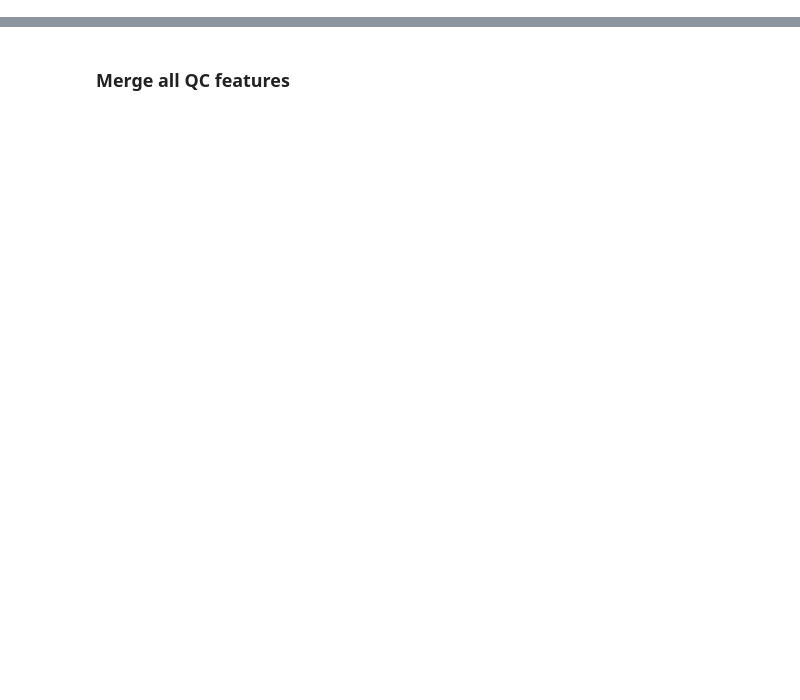
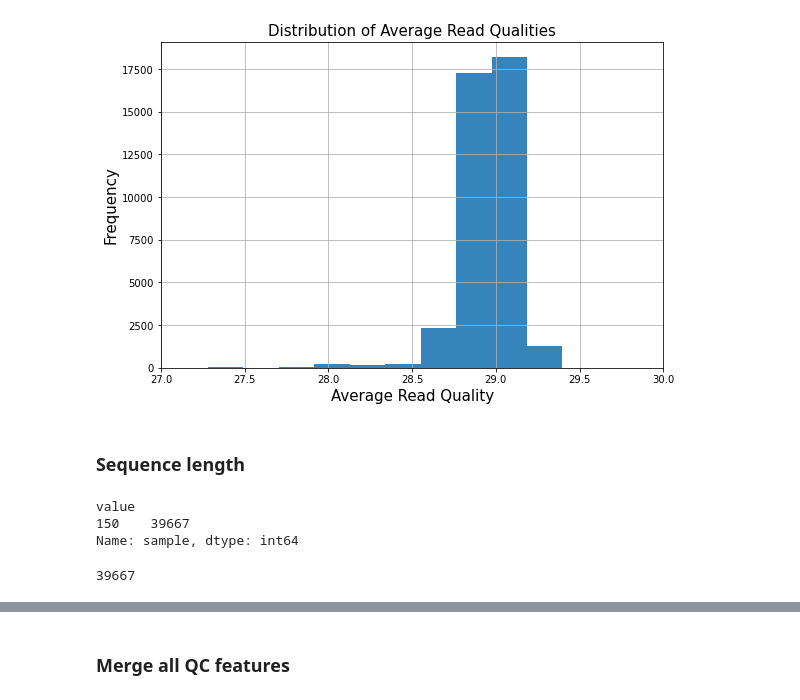
Before and after one commit to va-big-data-genomics/trellis-mvp-analysis, a Jupyter notebook: notebooks/trellis_mvp_phase3_QC.ipynb, the cells around one changed output, grey strips where cells are left out. Cells and saved outputs as stored; diff of their text form; code cells hidden in the pictures; blank space fills up the shorter version.

```diff
--- a/notebooks/trellis_mvp_phase3_QC.ipynb
+++ b/notebooks/trellis_mvp_phase3_QC.ipynb
@@ -549,0 +214,25 @@ bq_contam.loc[bq_contam.contam_rate >= 0.05, 'contam_rate_outlier']=True
+# %%
+# Seq qual dataframe
+seq_qual_df=fastqc_df.loc[fastqc_df['dimension']=='seq_quality',['sample','index','value']]
+seq_qual_df=seq_qual_df.astype({'index': 'int64','value':'float64'})
+seq_qual_df['tot_qual']=np.array(seq_qual_df['index'])*np.array(seq_qual_df['value'])
+seq_qual_df.head()
+
+# Average seq qual dataframe
+avg_df=seq_qual_df.groupby('sample').sum()
+avg_df['avg_seq_qual']=np.array(avg_df['tot_qual'])/np.array(avg_df['value'])
+# %%
+# Average seq qual mean
+avg_mean=avg_df.avg_seq_qual.mean()
+avg_std=avg_df.avg_seq_qual.std()
+print('Mean of Average Seq Quality: {0:0.2f}'.format(avg_mean))
+print('Standard Diviation of Average Seq Quality: {0:0.2f}'.format(avg_std))
+
+# SNPS outlier
+avg_df['avg_seq_qual_outlier'] = avg_df.avg_seq_qual.apply(lambda x: False if x > 28 else True)
+avg_outlier_df=avg_df[avg_df['avg_seq_qual_outlier']==True]
+num_avg_out=avg_outlier_df.avg_seq_qual_outlier.count()
+
+print('\n'+'Number of Average Seq Quality outliers: {0:0.0f}'.format(num_avg_out))
+avg_outlier_df.head()
+#avg_df.head()
@@ -549,0 +265,13 @@ bq_contam.loc[bq_contam.contam_rate >= 0.05, 'contam_rate_outlier']=True
+# %%
+# Average seq qual distribution
+fig, ax = plt.subplots(figsize=(9,6))
+avg_df.avg_seq_qual.hist(alpha=0.9, ax=ax)
+ax.set_xlim(27,30)
+ax.set_title("Distribution of Average Read Qualities",size=15)
+ax.set_xlabel("Average Read Quality",size=15)
+ax.set_ylabel("Frequency",size=15)
+plt.show()
+# %% [output]
+[figure, added]
+# %% [markdown]
+### Sequence length
@@ -549,0 +285,18 @@ bq_contam.loc[bq_contam.contam_rate >= 0.05, 'contam_rate_outlier']=True
+# %%
+# Unique lengths
+seq_len_counts = seq_len_df.groupby('value')['sample'].nunique()
+print (seq_len_counts)
+
+# Seq_len outlier
+seq_len_df['seq_len_outlier'] = seq_len_df.value.apply(lambda x: False if x == 150 else True)
+# %% [output]
+value
+150    39667
+Name: sample, dtype: int64
+# %%
+# For Bigquery without duplicated values
+bq_seq_len=seq_len_df.loc[:,['sample','value','seq_len_outlier']].rename(columns={"value":"seq_len"})
+display(bq_seq_len.shape[0])
+bq_seq_len.set_index('sample',inplace=True)
+# %% [output]
+39667
```
Also changed, not shown: parts of 208 cells of this notebook, 1 other file.
